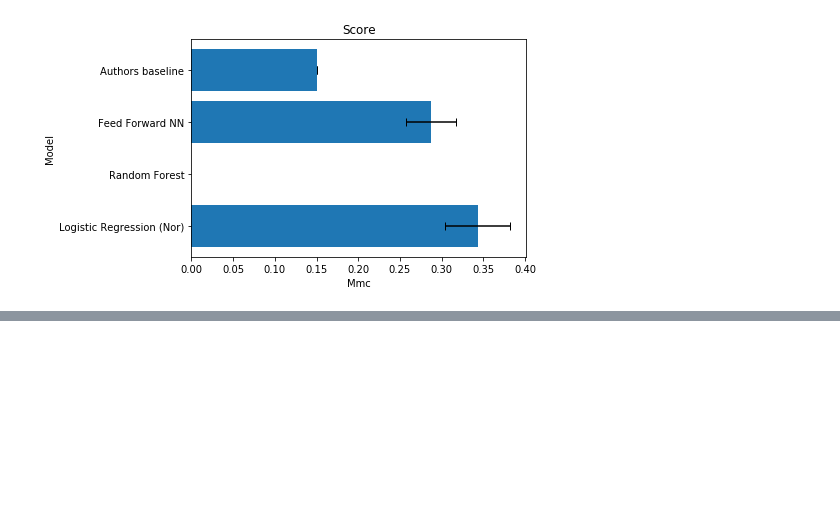
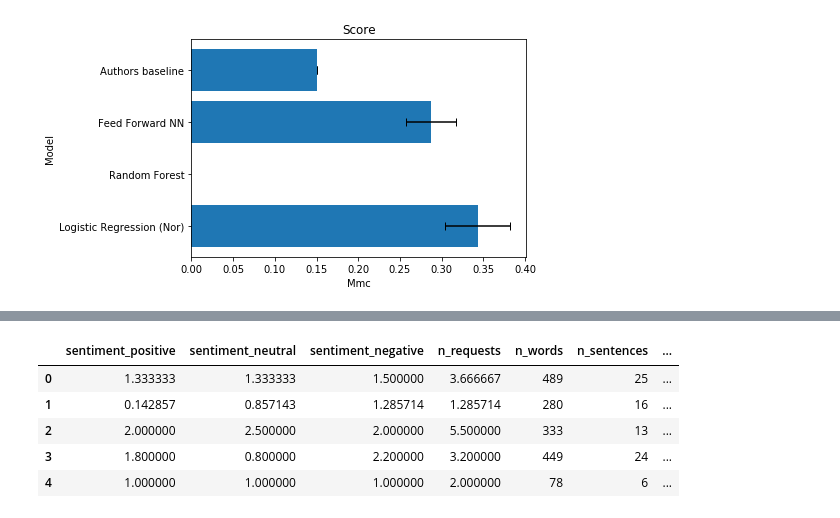
Before and after one commit to epfl-ada/ada-2020-project-milestone-p3-p3_atadata, a Jupyter notebook: Notebook.ipynb, the cells around one changed output, grey strips where cells are left out. Saved outputs shown, nothing was run; the diff lists cells and outputs as text; code cells hidden in the pictures; blank space fills up the shorter version.

```diff
--- a/Notebook.ipynb
+++ b/Notebook.ipynb
@@ -977,0 +717,14 @@ NameError: name 'grid_search' is not defined
+# %%
+input_features_before = input_features[input_features['season_before_betrayal'] >= 2]
+
+X = input_features_before[['sentiment_positive', 'sentiment_neutral', 'sentiment_negative', 'n_requests', 'n_words',
+               'n_sentences', 'politeness', 'delta_role_politeness', 'delta_time_politeness', 'friendship_length']]
+Y = (input_features_before['season_before_betrayal'] == 2.0).values.astype('float32')
+X.head()
+# %% [output]
+|  | sentiment_positive | sentiment_neutral | sentiment_negative | n_requests | n_words | n_sentences | ... |
+| 0 | 1.333333 | 1.333333 | 1.500000 | 3.666667 | 489 | 25 | ... |
+| 1 | 0.142857 | 0.857143 | 1.285714 | 1.285714 | 280 | 16 | ... |
+| 2 | 2.000000 | 2.500000 | 2.000000 | 5.500000 | 333 | 13 | ... |
+| 3 | 1.800000 | 0.800000 | 2.200000 | 3.200000 | 449 | 24 | ... |
+| 4 | 1.000000 | 1.000000 | 1.000000 | 2.000000 | 78 | 6 | ... |
```
Also changed, not shown: parts of 78 cells of this notebook, 1 other file.
